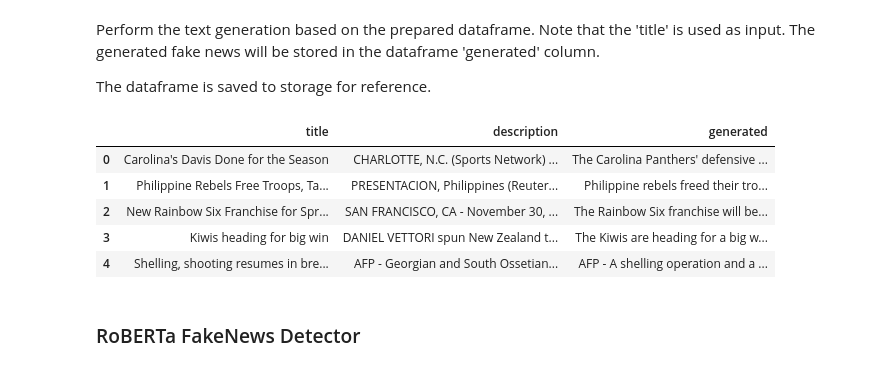
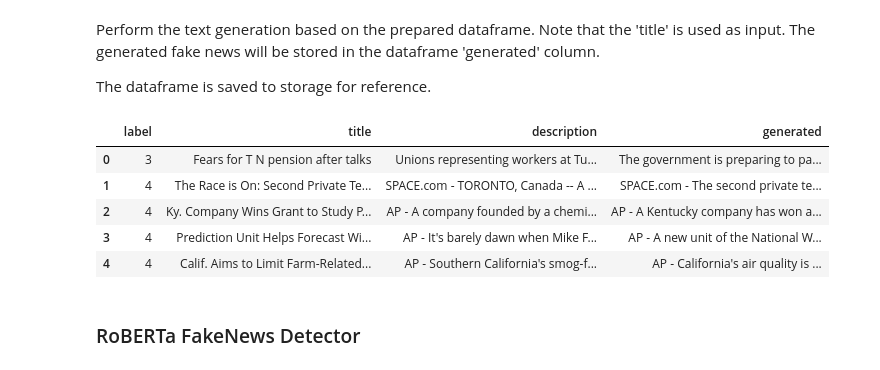
Before and after one commit to RobinSmits/FakeNews-Generator-And-Detector, a Jupyter notebook: FakeNews_Generator_And_Detector.ipynb, the cells around one changed output. Cells and saved outputs as stored; diff of their text form; code cells hidden in the pictures.

```diff
--- a/FakeNews_Generator_And_Detector.ipynb
+++ b/FakeNews_Generator_And_Detector.ipynb
@@ -237,23 +253,3 @@ Non-trainable params: 2
 _________________________________________________________________
 # %% [markdown]
 Use the test_ds to prepare the final dataframe that will be saved to disk after the fake news generation.
-# %%
-# Placeholders
-titles, descriptions = [], []
-
-# Process Tensorflow Dataset as Numpy ... otherwise not possible to process tokenization.
-generate_ds_numpy = tfds.as_numpy(test_ds)
-
-for index, sample in tqdm(zip(range(total_samples), generate_ds_numpy), total = total_samples):
-    # Get title and description as strings
-    titles.append(sample[0].decode('utf-8'))             # title
-    descriptions.append(sample[1].decode('utf-8'))       # description =
-
-# Create Dataframe
-df = pd.DataFrame()
-df['title'] = titles
-df['description'] = descriptions
-df['generated'] = ''
-
-# Summary
-df.head()
@@ -272,50 +261,50 @@ The dataframe is saved to storage for reference.
 text_list = None
 generated = []
 
-for index, row in tqdm(zip(range(total_samples), df.iterrows()), total = total_samples):
+for index, row in tqdm(zip(range(total_samples), test_df.iterrows()), total = total_samples):
     index += 1
 
     if text_list is None:
         text_list = []
 
     # Prep input text
     text_list.append(task_name + row[1]['title'])
 
     if index % GENERATE_BATCH_SIZE == 0:
         # Batch Encode with Special Tokens
-        textlist_encoded = t5_tokenizer.batch_encode_plus(text_list, add_special_tokens = True, max_length = MAX_LEN, padding = True, truncation = True, return_tensors = 'tf')
+        textlist_encoded = t5_tokenizer.batch_encode_plus(text_list, add_special_tokens = True, max_length = MAX_LEN, truncation = True, padding = 'max_length', return_tensors = 'tf')
 
         input_ids = textlist_encoded['input_ids']
 
         # Generate FakeNews
         generated_fakenews = model.generate(input_ids,
                                           max_length = MAX_LEN,
-                                          top_p = 0.95,
+                                          top_p = 0.96,
                                           top_k = 256,
-                                          temperature = 1.1,
+                                          temperature = 1.3,
                                           num_beams = 1,
                                           num_return_sequences = 1,
-                                          repetition_penalty = 1.1)
+                                          repetition_penalty = 1.3)
 
         for mapping in generated_fakenews.numpy():
             generated.append(t5_tokenizer.decode(mapping, skip_special_tokens = True))
 
         # Reset Text List
         text_list = []
 
 # Generate Final File
-df['generated'] = generated
-df.to_csv(WORK_DIR + 't5_generated_fake_news_final.csv')
+test_df['generated'] = generated
+test_df.to_csv(WORK_DIR + 't5_generated_fake_news_final.csv')
 
 # Summary...
-df.head()
+test_df.head()
 # %% [output]
-|  | title | description | generated |
-| 0 | Carolina's Davis Done for the Season | CHARLOTTE, N.C. (Sports Network) ... | The Carolina Panthers' defensive ... |
-| 1 | Philippine Rebels Free Troops, Ta... | PRESENTACION, Philippines (Reuter... | Philippine rebels freed their tro... |
-| 2 | New Rainbow Six Franchise for Spr... | SAN FRANCISCO, CA - November 30, ... | The Rainbow Six franchise will be... |
-| 3 | Kiwis heading for big win | DANIEL VETTORI spun New Zealand t... | The Kiwis are heading for a big w... |
-| 4 | Shelling, shooting resumes in bre... | AFP - Georgian and South Ossetian... | AFP - A shelling operation and a ... |
+|  | label | title | description | generated |
+| 0 | 3 | Fears for T N pension after talks | Unions representing workers at Tu... | The government is preparing to pa... |
+| 1 | 4 | The Race is On: Second Private Te... | SPACE.com - TORONTO, Canada -- A ... | SPACE.com - The second private te... |
+| 2 | 4 | Ky. Company Wins Grant to Study P... | AP - A company founded by a chemi... | AP - A Kentucky company has won a... |
+| 3 | 4 | Prediction Unit Helps Forecast Wi... | AP - It's barely dawn when Mike F... | AP - A new unit of the National W... |
+| 4 | 4 | Calif. Aims to Limit Farm-Related... | AP - Southern California's smog-f... | AP - California's air quality is ... |
 # %% [markdown]
 ### RoBERTa FakeNews Detector
 # %% [markdown]
```
Also changed, not shown: parts of 22 cells of this notebook.
